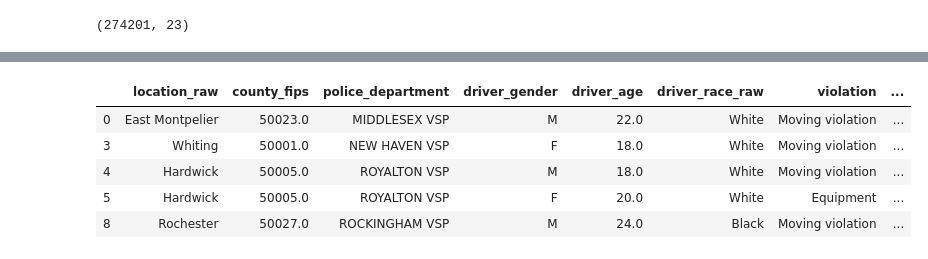
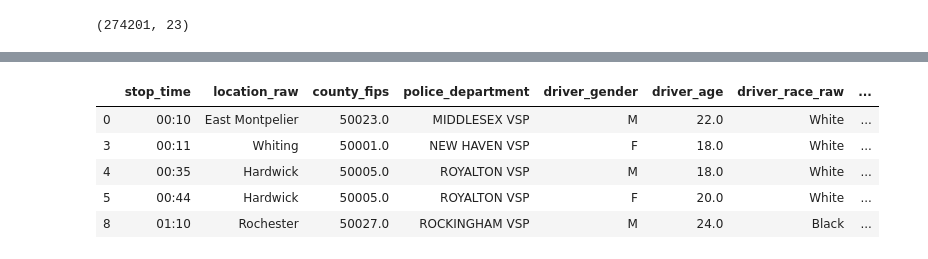
Before and after one commit to sworley1/CS329E-Proj, a Jupyter notebook: Project.ipynb, the cells around one changed output, grey strips where cells are left out. Cells and saved outputs as stored; diff of their text form; code cells hidden in the pictures.

```diff
--- a/Project.ipynb
+++ b/Project.ipynb
@@ -88,13 +151,13 @@ data.shape
 # %%
-features_X = data.drop(['id','state','stop_date','stop_time','fine_grained_location','driver_age_raw','violation_raw','search_type','officer_id','county_name','driver_race','is_arrested'], axis = 1)
+features_X = data.drop(['id','state','fine_grained_location','stop_date','driver_age_raw','stop_outcome','violation_raw','search_type','county_name','driver_race','officer_id', 'is_arrested'], axis = 1)
 features_X.corr()
 
 classLabel_Y = data['is_arrested']
 features_X.head()
 # %% [output]
-|  | location_raw | county_fips | police_department | driver_gender | driver_age | driver_race_raw | violation | ... |
-| 0 | East Montpelier | 50023.0 | MIDDLESEX VSP | M | 22.0 | White | Moving violation | ... |
-| 3 | Whiting | 50001.0 | NEW HAVEN VSP | F | 18.0 | White | Moving violation | ... |
-| 4 | Hardwick | 50005.0 | ROYALTON VSP | M | 18.0 | White | Moving violation | ... |
-| 5 | Hardwick | 50005.0 | ROYALTON VSP | F | 20.0 | White | Equipment | ... |
-| 8 | Rochester | 50027.0 | ROCKINGHAM VSP | M | 24.0 | Black | Moving violation | ... |
+|  | stop_time | location_raw | county_fips | police_department | driver_gender | driver_age | driver_race_raw | ... |
+| 0 | 00:10 | East Montpelier | 50023.0 | MIDDLESEX VSP | M | 22.0 | White | ... |
+| 3 | 00:11 | Whiting | 50001.0 | NEW HAVEN VSP | F | 18.0 | White | ... |
+| 4 | 00:35 | Hardwick | 50005.0 | ROYALTON VSP | M | 18.0 | White | ... |
+| 5 | 00:44 | Hardwick | 50005.0 | ROYALTON VSP | F | 20.0 | White | ... |
+| 8 | 01:10 | Rochester | 50027.0 | ROCKINGHAM VSP | M | 24.0 | Black | ... |
```
Also changed, not shown: parts of 34 cells of this notebook.
